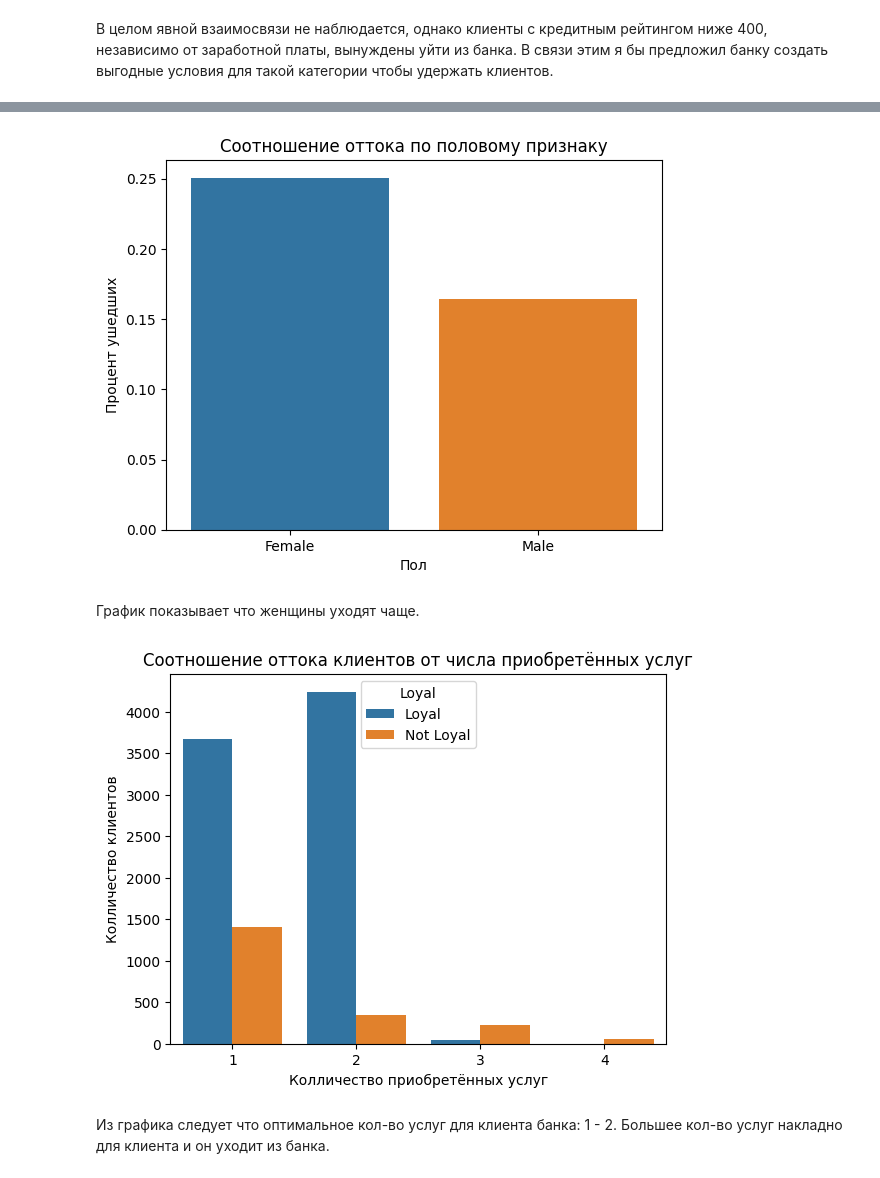
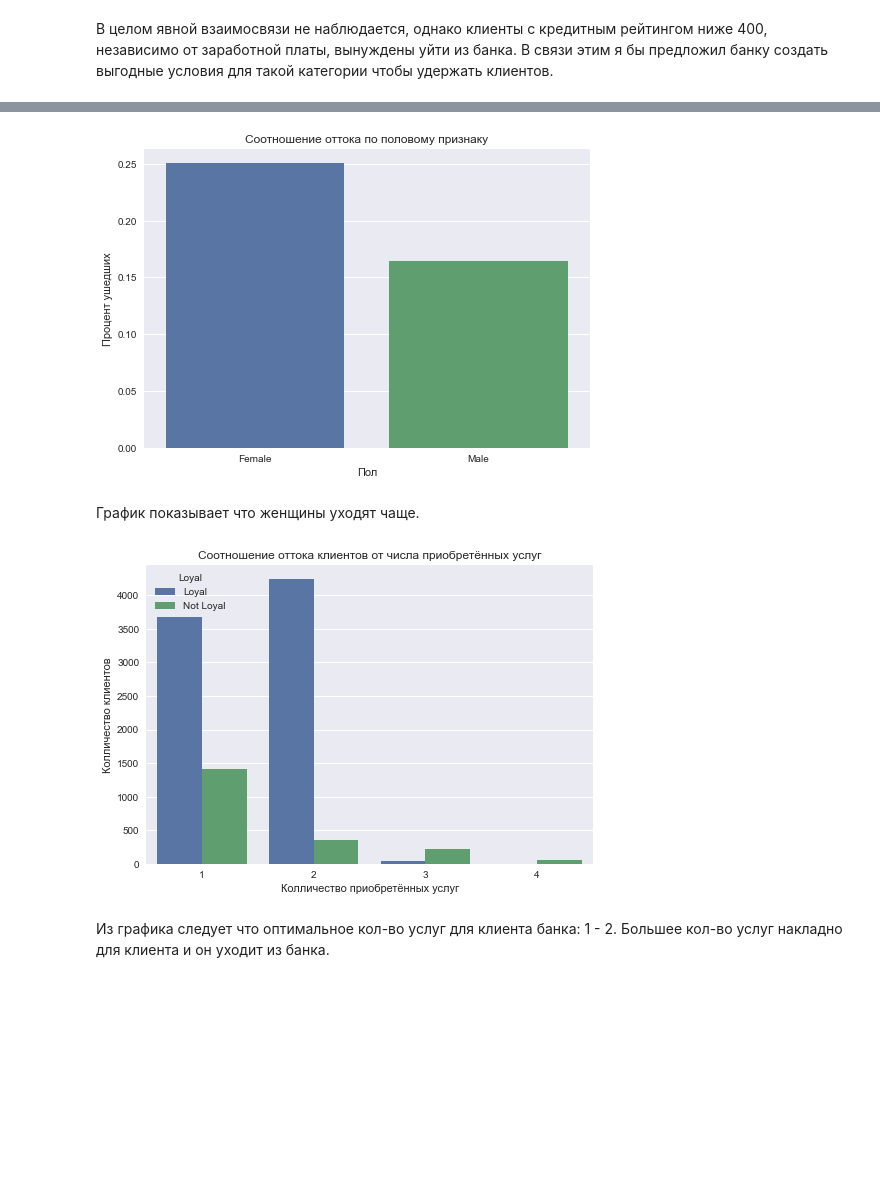
Before and after one commit to BogdanNV/SkillFactory_Projects, a Jupyter notebook: Project_2.ipynb, the cells around one changed output, grey strips where cells are left out. Saved outputs shown, nothing was run; the diff lists cells and outputs as text; code cells hidden in the pictures; blank space fills up the shorter version.

```diff
--- a/Project_2.ipynb
+++ b/Project_2.ipynb
@@ -5,7 +5,7 @@ import seaborn as sns
 import plotly
 import plotly.express as px
 %matplotlib inline
-plt.style.use('default')
+plt.style.use('seaborn')
 # %%
 churn_data = pd.read_csv('data/churn.csv')
 churn_data.drop(['RowNumber'], axis=1, inplace=True)
@@ -126,18 +142,18 @@ axes5.set_ylabel('Зарплата');
 # %%
 # 9.6 Кто чаще уходит, мужчины или женщины? Постройте график, который иллюстрирует это.
 
-df6 = churn_data.groupby(by='Gender', as_index=False).mean()
+df6 = churn_data.groupby(by='Gender', as_index=False)['Exited'].mean()
 fig6 = sns.barplot(
     data=df6,
     x='Gender',
-    y='Exited',
+    y='Exited'
 
 )
 fig6.set_title('Соотношение оттока по половому признаку')
 fig6.set_ylabel('Процент ушедших')
 fig6.set_xlabel('Пол');
 # %% [output]
-[figure, old version]
+[figure, new version]
 # %% [markdown]
 График показывает что женщины уходят чаще.
 # %%
@@ -155,7 +171,7 @@ fig7.set_title('Соотношение оттока клиентов от чис
 fig7.set_ylabel('Колличество клиентов')
 fig7.set_xlabel('Колличество приобретённых услуг');
 # %% [output]
-[figure, old version]
+[figure, new version]
 # %% [markdown]
 Из графика следует что оптимальное кол-во услуг для клиента банка: 1 - 2. Большее кол-во услуг накладно для клиента и он уходит из банка.
 # %%
```
Also changed, not shown: parts of 10 cells of this notebook, 1 other file.
